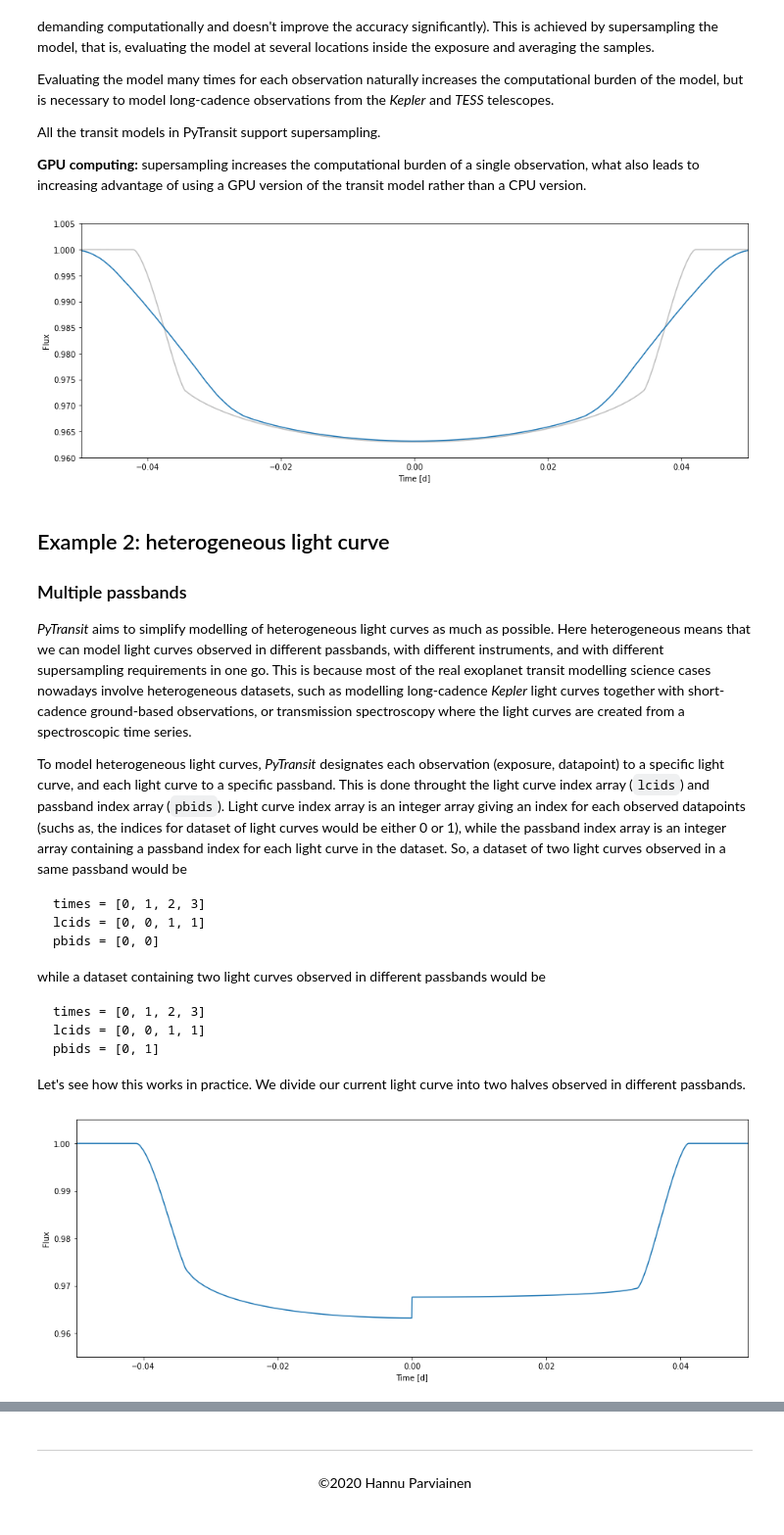
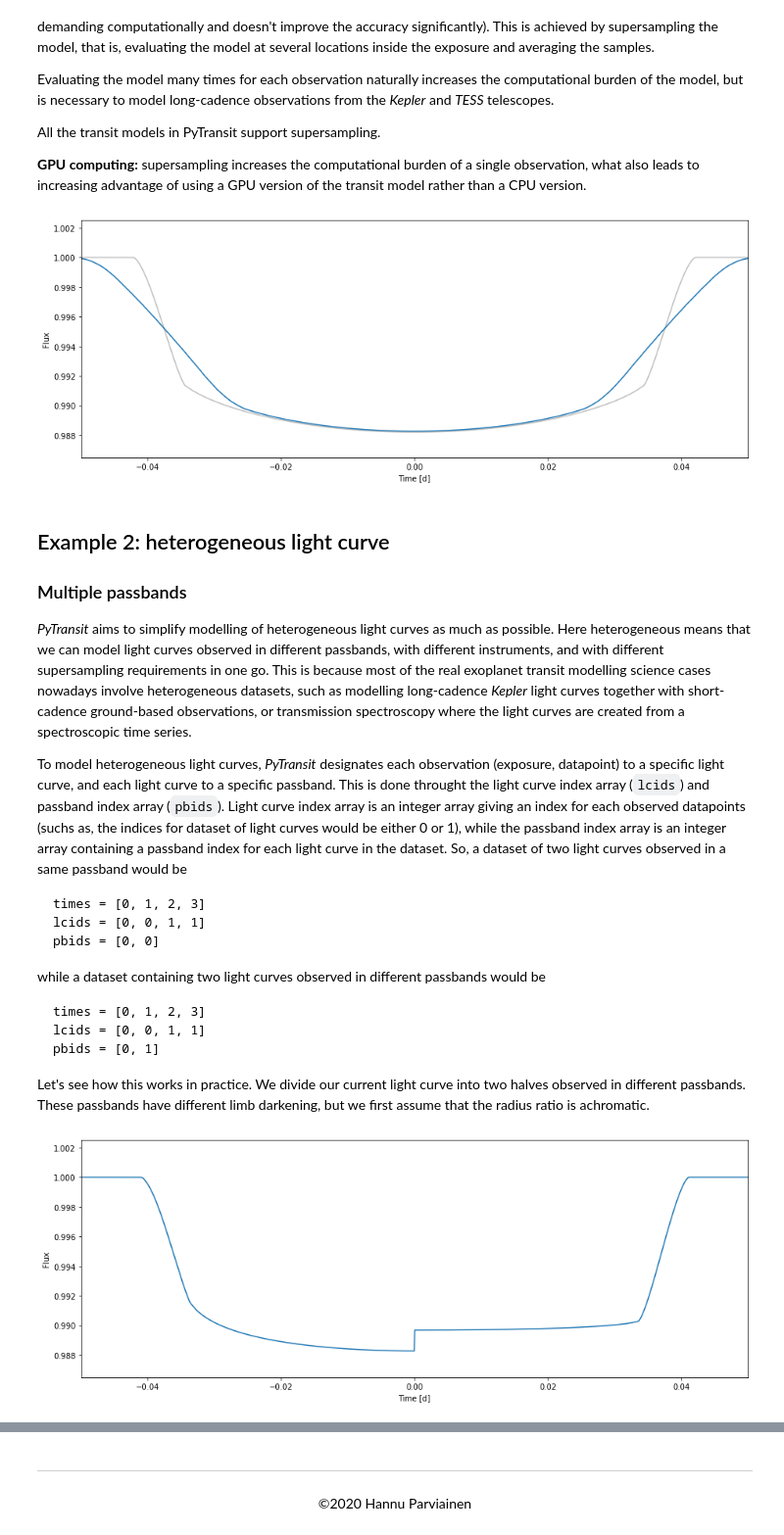
Before and after one commit to hpparvi/PyTransit, a Jupyter notebook: notebooks/swift/swift_model_example_1.ipynb, the cells around one changed output, grey strips where cells are left out. Shown at 98% size. Saved outputs shown, nothing was run; the diff lists cells and outputs as text; code cells hidden in the pictures.

```diff
--- a/notebooks/swift/swift_model_example_1.ipynb
+++ b/notebooks/swift/swift_model_example_1.ipynb
@@ -97,10 +97,10 @@ fig, ax = subplots()
 ax.plot(time, flux1, '0.75')
 ax.plot(time, flux3)
 ax.autoscale(axis='x', tight=True)
-setp(ax, xlabel='Time [d]', ylabel='Flux', xlim=time[[0,-1]], ylim=(0.96, 1.005))
+setp(ax, xlabel='Time [d]', ylabel='Flux', xlim=time[[0,-1]], ylim=(0.9865, 1.0025))
 fig.tight_layout()
 # %% [output]
-[figure, old version]
+[figure, new version]
 # %% [markdown]
 ## Example 2: heterogeneous light curve
 ### Multiple passbands
@@ -119,7 +119,7 @@ while a dataset containing two light curves observed in different passbands woul
     lcids = [0, 0, 1, 1]
     pbids = [0, 1]
 
-Let's see how this works in practice. We divide our current light curve into two halves observed in different passbands.
+Let's see how this works in practice. We divide our current light curve into two halves observed in different passbands. These passbands have different limb darkening, but we first assume that the radius ratio is achromatic.
 # %%
 lcids = zeros(time.size, int)
 lcids[time.size//2:] = 1
@@ -132,8 +132,8 @@ flux = tm.evaluate(k=0.1, ldc=[[3.1, 0.1],[2.1, 0.03]], t0=0.0, p=1.0, a=4.3, i=
 # %%
 fig, ax = subplots()
 ax.plot(time, flux)
 ax.autoscale(axis='x', tight=True)
-setp(ax, xlabel='Time [d]', ylabel='Flux', xlim=time[[0,-1]], ylim=(0.955, 1.005))
+setp(ax, xlabel='Time [d]', ylabel='Flux', xlim=time[[0,-1]], ylim=(0.9865, 1.0025))
 fig.tight_layout()
 # %% [output]
-[figure, old version]
+[figure, new version]
```
Also changed, not shown: parts of 4 cells of this notebook.
